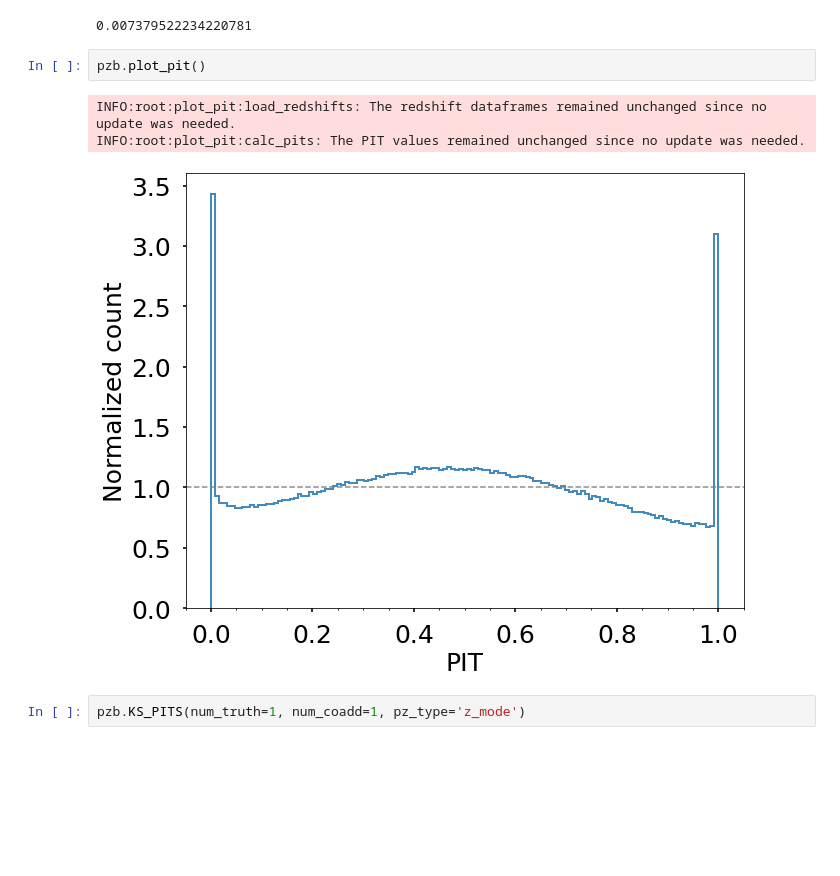
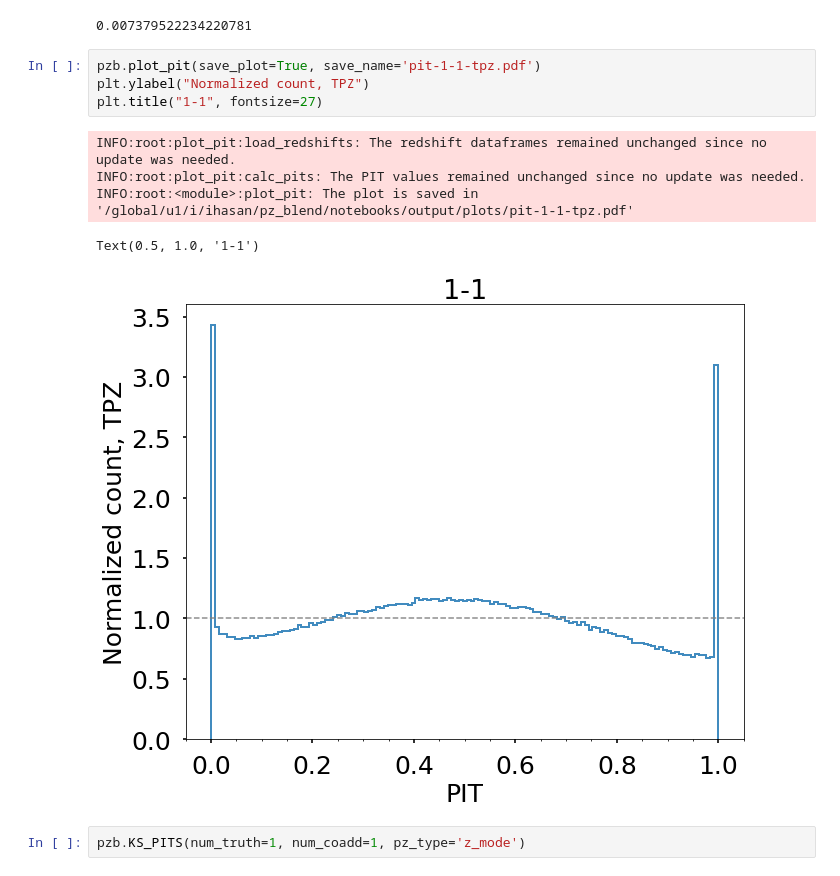
Before and after one commit to LSSTDESC/pz_blend, a Jupyter notebook: notebooks/Figures_TPZ.ipynb, the cells around one changed output. Saved outputs shown, nothing was run; the diff lists cells and outputs as text; blank space fills up the shorter version.

```diff
--- a/notebooks/Figures_TPZ.ipynb
+++ b/notebooks/Figures_TPZ.ipynb
@@ -166,12 +178,16 @@ pzb.KS_PDF()
 INFO:root:KS_PDF:load_redshifts: The redshift dataframes remained unchanged since no update was needed.
 INFO:root:KS_PDF:stack_photoz: The stacked photoz remained unchanged since no update was needed.
 0.007379522234220781
-# %%
-pzb.plot_pit()
-# %% [output]
-INFO:root:plot_pit:load_redshifts: The redshift dataframes remained unchanged since no update was needed.
-INFO:root:plot_pit:calc_pits: The PIT values remained unchanged since no update was needed.
-[figure, removed]
+# %%
+pzb.plot_pit(save_plot=True, save_name='pit-1-1-tpz.pdf')
+plt.ylabel("Normalized count, TPZ")
+plt.title("1-1", fontsize=27)
+# %% [output]
+INFO:root:plot_pit:load_redshifts: The redshift dataframes remained unchanged since no update was needed.
+INFO:root:plot_pit:calc_pits: The PIT values remained unchanged since no update was needed.
+INFO:root:<module>:plot_pit: The plot is saved in '/global/u1/i/ihasan/pz_blend/notebooks/output/plots/pit-1-1-tpz.pdf'
+Text(0.5, 1.0, '1-1')
+[figure, added]
 # %%
 pzb.KS_PITS(num_truth=1, num_coadd=1, pz_type='z_mode')
 # %% [output]
```
Also changed, not shown: parts of 10 cells of this notebook.
